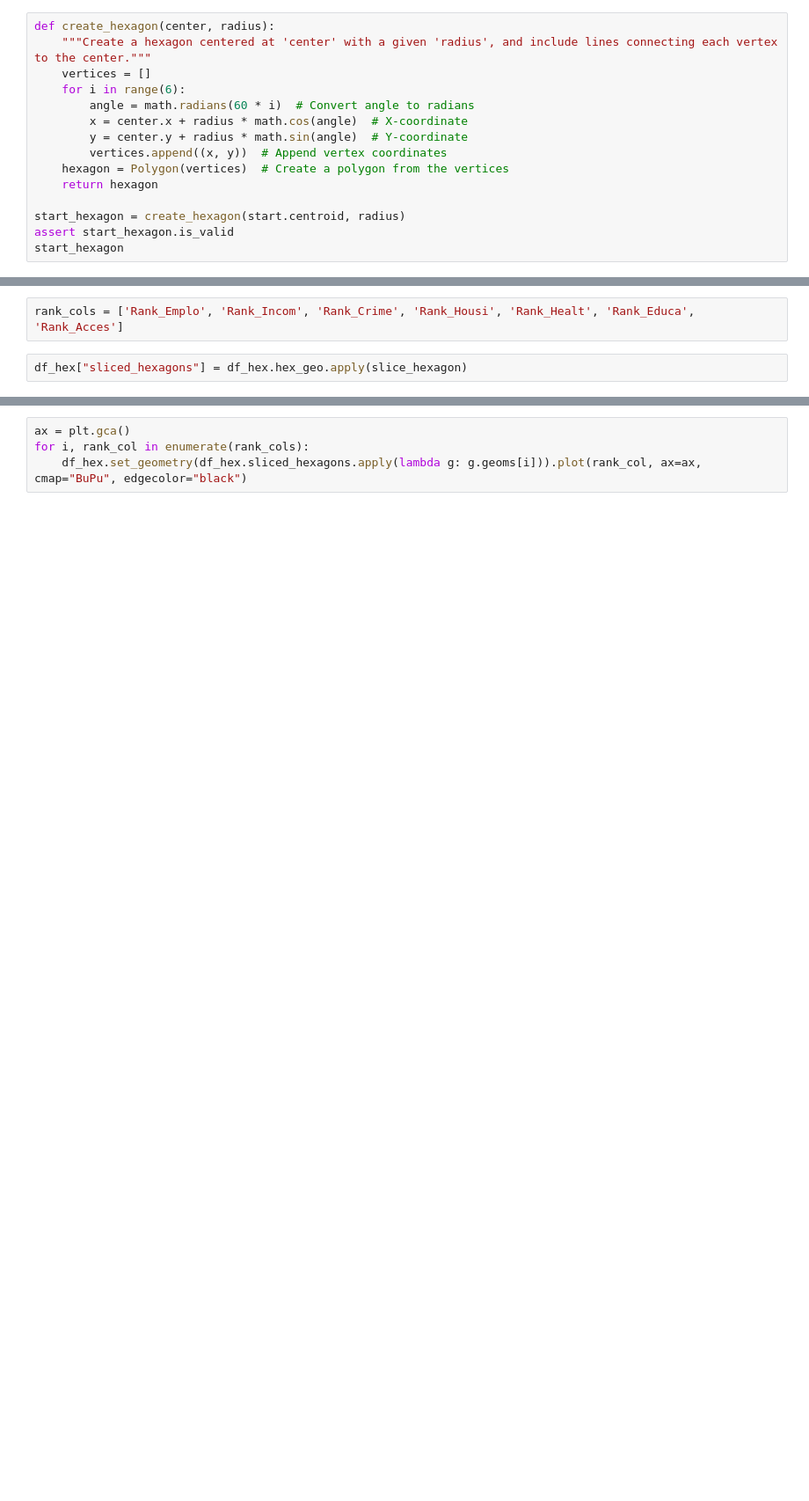
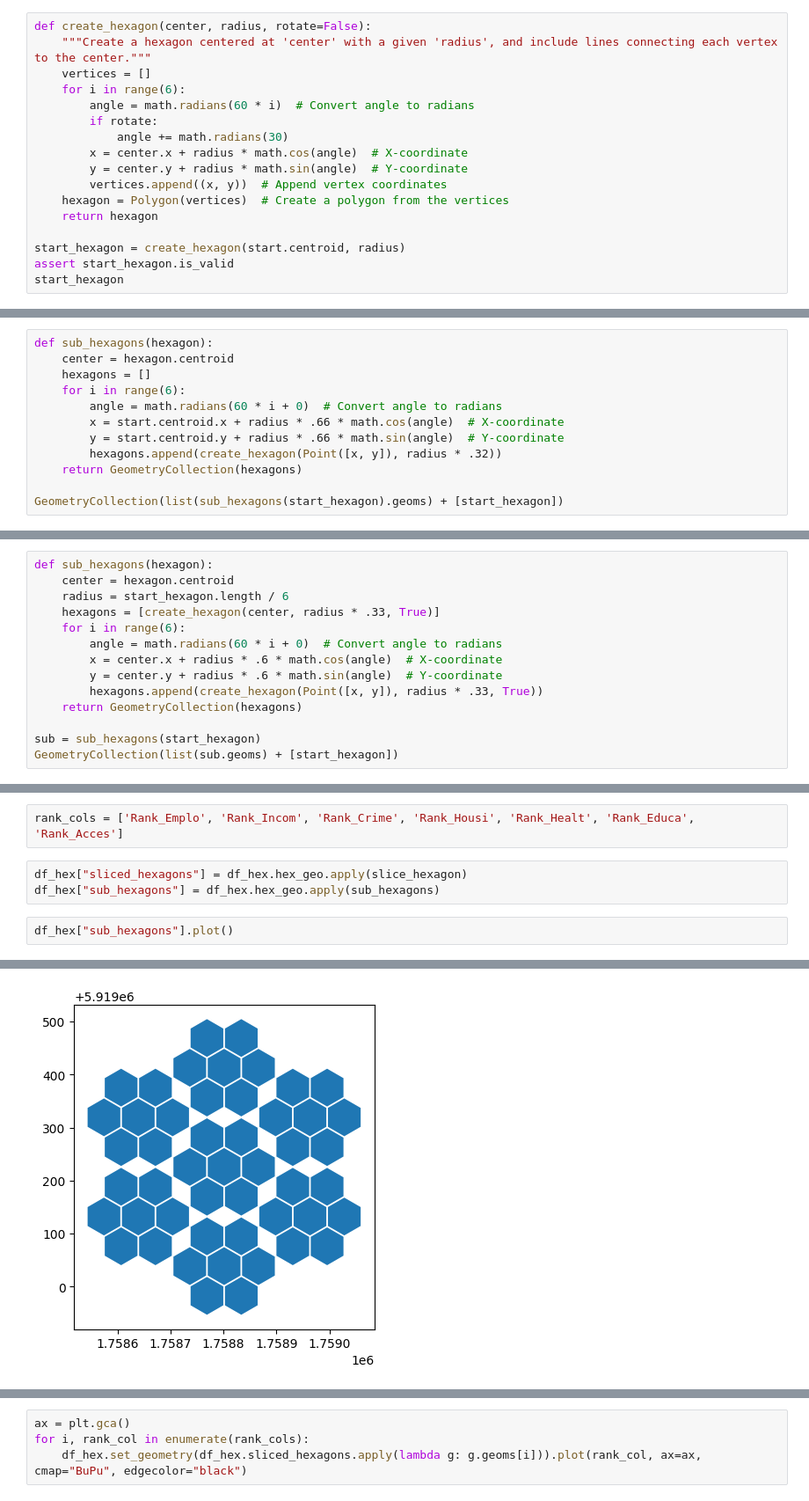
Before and after one commit to UoA-eResearch/IMD, a Jupyter notebook: hexagons.ipynb, the cells around one changed output, grey strips where cells are left out. Shown at 88% size. Drawn from its saved outputs; the diff is of its cells as text; blank space fills up the shorter version.

```diff
--- a/hexagons.ipynb
+++ b/hexagons.ipynb
@@ -41,11 +41,13 @@ radius
 # %% [markdown]
 A hexagon is made of 6 equilateral triangles, with internal angles of 120 degrees. The internal angles of the equilateral triangles are all 60 degrees.
 # %%
-def create_hexagon(center, radius):
+def create_hexagon(center, radius, rotate=False):
     """Create a hexagon centered at 'center' with a given 'radius', and include lines connecting each vertex to the center."""
     vertices = []
     for i in range(6):
         angle = math.radians(60 * i)  # Convert angle to radians
+        if rotate:
+            angle += math.radians(30)
         x = center.x + radius * math.cos(angle)  # X-coordinate
         y = center.y + radius * math.sin(angle)  # Y-coordinate
         vertices.append((x, y))  # Append vertex coordinates
@@ -99,3 +105,15 @@ def slice_hexagon(hexagon, slices = 7):
 slice_hexagon(start_hexagon)
 # %% [output]
 <GEOMETRYCOLLECTION (POLYGON ((1758870.744 5919159.018, 1758855.317 5919132....>
+# %%
+def sub_hexagons(hexagon):
+    center = hexagon.centroid
+    hexagons = []
+    for i in range(6):
+        angle = math.radians(60 * i + 0)  # Convert angle to radians
+        x = start.centroid.x + radius * .66 * math.cos(angle)  # X-coordinate
+        y = start.centroid.y + radius * .66 * math.sin(angle)  # Y-coordinate
+        hexagons.append(create_hexagon(Point([x, y]), radius * .32))
+    return GeometryCollection(hexagons)
+
+GeometryCollection(list(sub_hexagons(start_hexagon).geoms) + [start_hexagon])
@@ -101,0 +122,14 @@ slice_hexagon(start_hexagon)
+# %%
+def sub_hexagons(hexagon):
+    center = hexagon.centroid
+    radius = start_hexagon.length / 6
+    hexagons = [create_hexagon(center, radius * .33, True)]
+    for i in range(6):
+        angle = math.radians(60 * i + 0)  # Convert angle to radians
+        x = center.x + radius * .6 * math.cos(angle)  # X-coordinate
+        y = center.y + radius * .6 * math.sin(angle)  # Y-coordinate
+        hexagons.append(create_hexagon(Point([x, y]), radius * .33, True))
+    return GeometryCollection(hexagons)
+
+sub = sub_hexagons(start_hexagon)
+GeometryCollection(list(sub.geoms) + [start_hexagon])
@@ -198,3 +238,7 @@ df_hex
 rank_cols = ['Rank_Emplo', 'Rank_Incom', 'Rank_Crime', 'Rank_Housi', 'Rank_Healt', 'Rank_Educa', 'Rank_Acces']
 # %%
 df_hex["sliced_hexagons"] = df_hex.hex_geo.apply(slice_hexagon)
+df_hex["sub_hexagons"] = df_hex.hex_geo.apply(sub_hexagons)
+# %%
+df_hex["sub_hexagons"].plot()
+# %% [output]
@@ -200,0 +246 @@ df_hex["sliced_hexagons"] = df_hex.hex_geo.apply(slice_hexagon)
+[figure, added]
```
Also changed, not shown: parts of 7 cells of this notebook.
